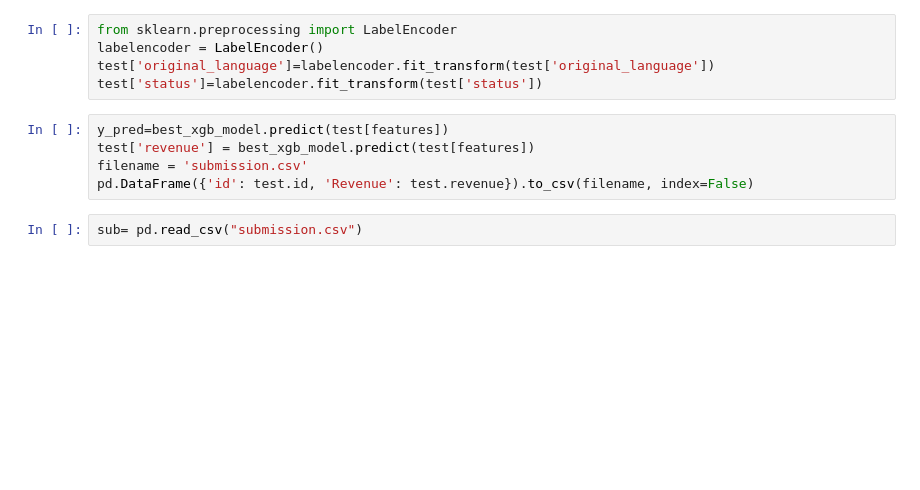
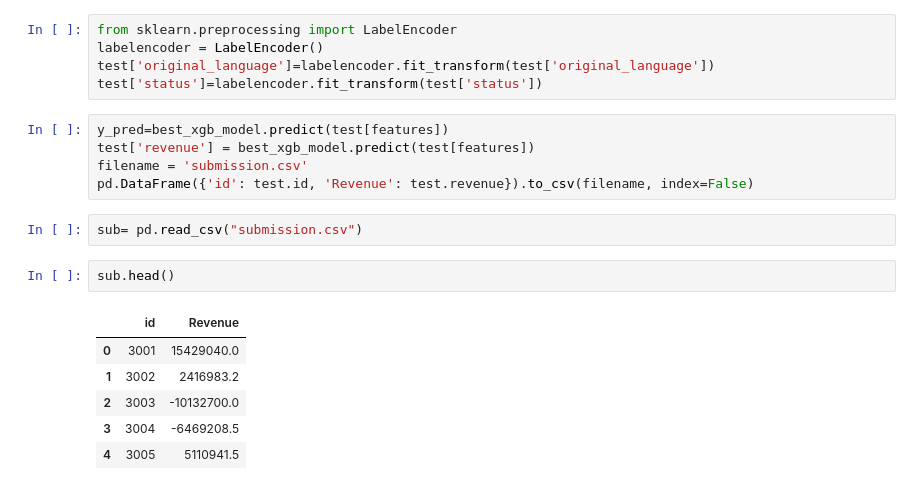
Before and after one commit to ajitesh-30/Predict-Movies, a Jupyter notebook: TMDB Box Office.ipynb, the cells around one changed output. Cells and saved outputs as stored; diff of their text form; blank space fills up the shorter version.

```diff
--- a/TMDB Box Office.ipynb
+++ b/TMDB Box Office.ipynb
@@ -179,3 +182,12 @@ filename = 'submission.csv'
 pd.DataFrame({'id': test.id, 'Revenue': test.revenue}).to_csv(filename, index=False)
 # %%
 sub= pd.read_csv("submission.csv")
+# %%
+sub.head()
+# %% [output]
+|  | id | Revenue |
+| 0 | 3001 | 15429040.0 |
+| 1 | 3002 | 2416983.2 |
+| 2 | 3003 | -10132700.0 |
+| 3 | 3004 | -6469208.5 |
+| 4 | 3005 | 5110941.5 |
```
Also changed, not shown: parts of 4 cells of this notebook, 1 other file.
